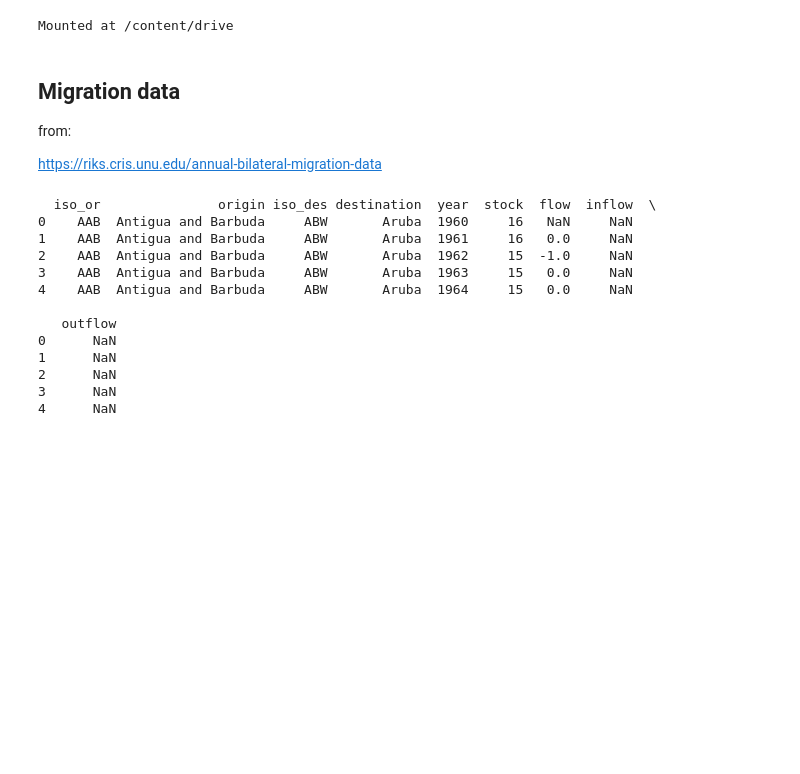
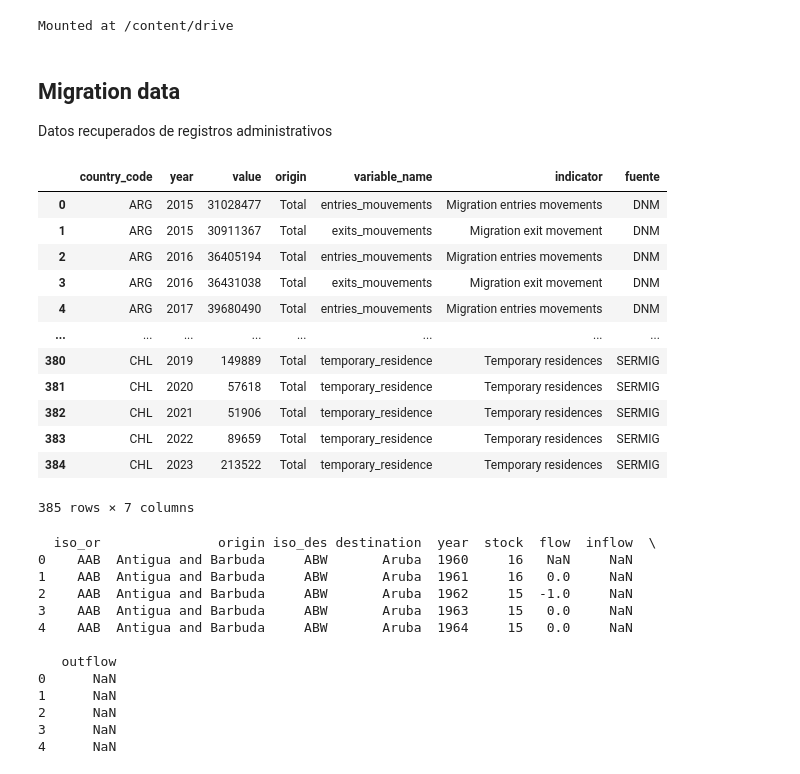
Before and after one commit to natdebandi/migmobs_exploratory, a Jupyter notebook: migration_v1.0.ipynb, the cells around one changed output. Cells and saved outputs as stored; diff of their text form; code cells hidden in the pictures; blank space fills up the shorter version.

```diff
--- a/migration_v1.0.ipynb
+++ b/migration_v1.0.ipynb
@@ -17,9 +17,28 @@ from google.colab import drive
 drive.mount('/content/drive', force_remount=True)
 # %% [output]
 Mounted at /content/drive
-# %% [markdown]
-## Migration data
-
-from:
-
-https://riks.cris.unu.edu/annual-bilateral-migration-data
+# %% [markdown]
+## Migration data
+
+Datos recuperados de registros administrativos
+# %%
+# Replace 'your_file_path' with the actual path to your CSV file in Google Drive
+file_path = '/content/drive/MyDrive/3. Proyectos/MIGMOBS_nat/3_data_repository/db_migracion.csv'
+
+df_migracion = pd.read_csv(file_path)
+# %%
+df_migracion
+# %% [output]
+|  | country_code | year | value | origin | variable_name | indicator | fuente |
+| 0 | ARG | 2015 | 31028477 | Total | entries_mouvements | Migration entries movements | DNM |
+| 1 | ARG | 2015 | 30911367 | Total | exits_mouvements | Migration exit movement | DNM |
+| 2 | ARG | 2016 | 36405194 | Total | entries_mouvements | Migration entries movements | DNM |
+| 3 | ARG | 2016 | 36431038 | Total | exits_mouvements | Migration exit movement | DNM |
+| 4 | ARG | 2017 | 39680490 | Total | entries_mouvements | Migration entries movements | DNM |
+| ... | ... | ... | ... | ... | ... | ... | ... |
+| 380 | CHL | 2019 | 149889 | Total | temporary_residence | Temporary residences | SERMIG |
+| 381 | CHL | 2020 | 57618 | Total | temporary_residence | Temporary residences | SERMIG |
+| 382 | CHL | 2021 | 51906 | Total | temporary_residence | Temporary residences | SERMIG |
+| 383 | CHL | 2022 | 89659 | Total | temporary_residence | Temporary residences | SERMIG |
+| 384 | CHL | 2023 | 213522 | Total | temporary_residence | Temporary residences | SERMIG |
+385 rows × 7 columns
```
Also changed, not shown: parts of 48 cells of this notebook.
